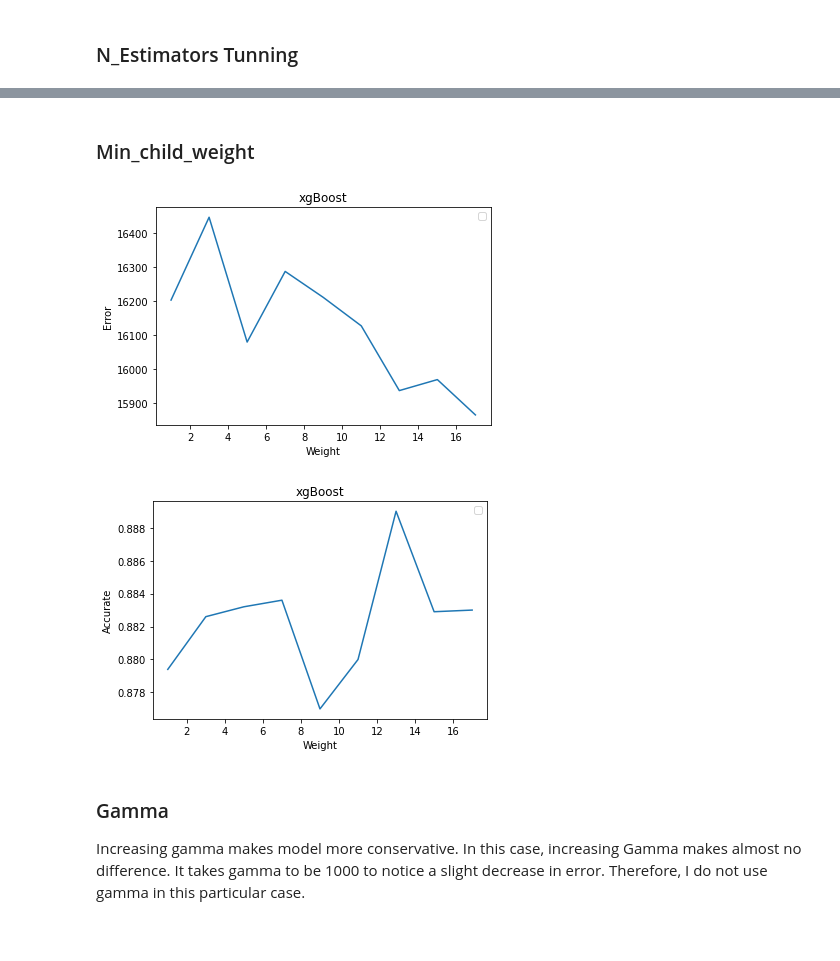
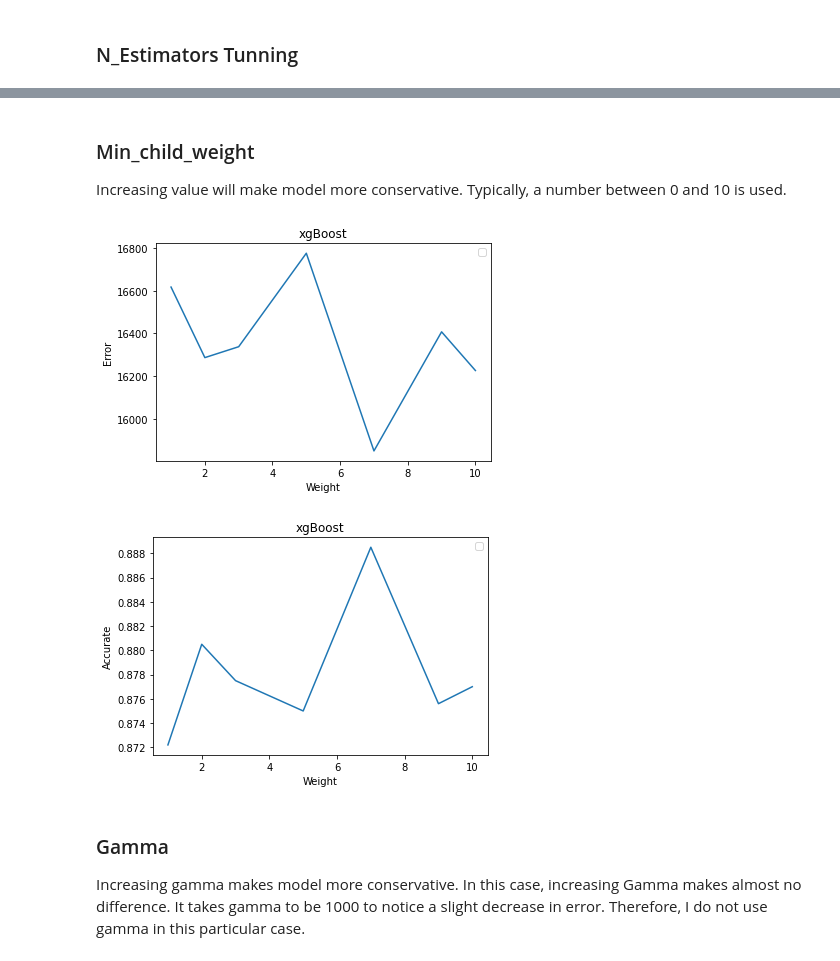
Before and after one commit to ScottySchmidt/MachineLearning, a Jupyter notebook: xgBoost.ipynb, the cells around one changed output, grey strips where cells are left out. Saved outputs shown, nothing was run; the diff lists cells and outputs as text; code cells hidden in the pictures.

```diff
--- a/xgBoost.ipynb
+++ b/xgBoost.ipynb
@@ -172,11 +172,15 @@ sns.heatmap(corr, annot=True, mask=matrix)
 df=df.drop(['GarageYrBlt'], axis=1)
 # %%
 df['bathrooms']=df['BsmtHalfBath']+df['FullBath']+df['HalfBath']+df['BsmtHalfBath']
+
 #Had less than .001 feature importance:
 df=df.drop(['BsmtFinSF2','LowQualFinSF','BsmtHalfBath', 'FullBath',
             '3SsnPorch', 'ScreenPorch','MiscVal', 'PoolArea',
             'MoSold', 'EnclosedPorch', 'MasVnrArea', 'YrSold',
              'BedroomAbvGr', 'BsmtFullBath', 'HalfBath'], axis=1)
+
+#After removing above, these had less than .004 feature importance:
+df=df.drop(['MSSubClass', 'LotFrontage', 'TotRmsAbvGrd' ], axis=1)
 # %% [markdown]
 # Split Data
 # %%
@@ -265,38 +269,39 @@ xgEst()
 [figure]
-# %% [markdown]
-### Min_child_weight
+# %% [markdown]
+### Min_child_weight
+Increasing value will make model more conservative. Typically, a number between 0 and 10 is used.
 # %%
-weight=[1, 3, 5, 7, 9, 11, 13, 15, 17]
+weight=[1, 2, 3, 5, 7, 9, 10]
 listMSE=[]
 listR2=[]
 
 for w in weight:
     regressor = xgb.XGBRegressor(
         min_child_weight=w
     )
     regressor.fit(X_train, y_train)
     y_pred = regressor.predict(X_test)
 
     xgMSE=mean_absolute_error(y_test, y_pred)
     xgR2 = r2_score(y_test, y_pred).round(4)
     listMSE.append(xgMSE)
     listR2.append(xgR2)
 plt.plot(weight, listMSE)
 plt.title('xgBoost')
 plt.ylabel('Error')
 plt.xlabel('Weight')
 plt.legend()
 plt.show()
 
 plt.plot(weight, listR2)
 plt.title('xgBoost')
 plt.ylabel('Accurate')
 plt.xlabel('Weight')
 plt.legend()
 plt.show()
 # %% [output]
-[figure, old version]
+[figure, new version]
-[figure, old version]
+[figure, new version]
 # %% [markdown]
 ### Gamma
 Increasing gamma makes model more conservative. In this case, increasing Gamma makes almost no difference. It takes gamma to be 1000 to notice a slight decrease in error. Therefore, I do not use gamma in this particular case.
```
Also changed, not shown: parts of 15 cells of this notebook.
